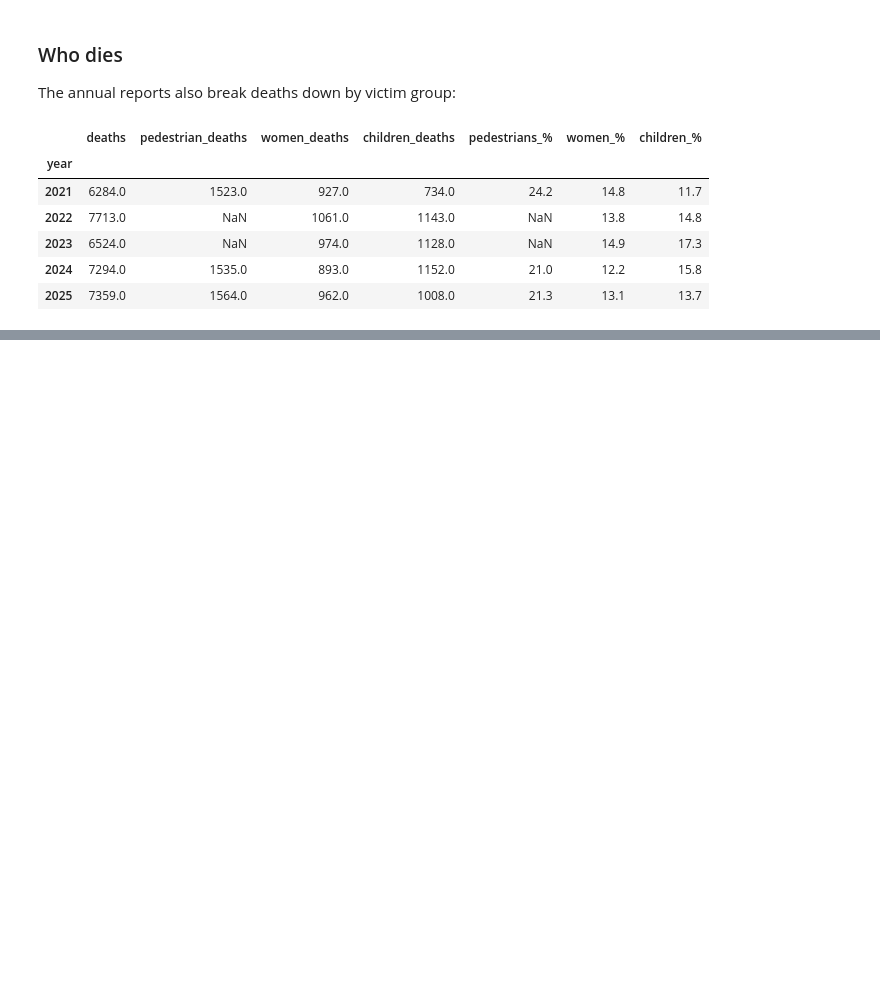
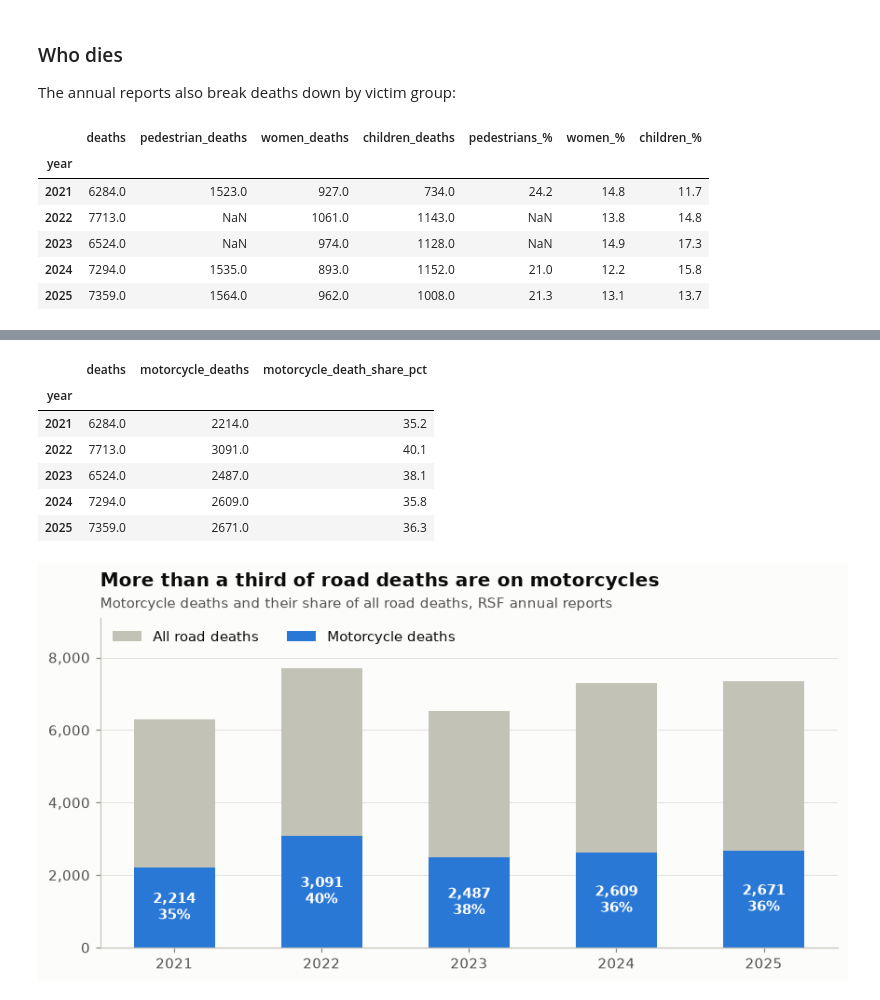
Before and after one commit to MehrazRumman/BD-Road-Accident, a Jupyter notebook: notebooks/02_analysis.ipynb, the cells around one changed output, grey strips where cells are left out. Drawn from its saved outputs; the diff is of its cells as text; code cells hidden in the pictures; blank space fills up the shorter version.

Commit message:
Add deaths by vehicle type analysis

```diff
--- a/notebooks/02_analysis.ipynb
+++ b/notebooks/02_analysis.ipynb
@@ -150,0 +157,25 @@ victims.join(shares)
+# %%
+moto = full_years.set_index("year")[["deaths", "motorcycle_deaths", "motorcycle_death_share_pct"]]
+
+fig, ax = plt.subplots(figsize=(8, 4.2))
+ax.bar(moto.index, moto["deaths"], width=0.55, color=CONTEXT, label="All road deaths")
+bars = ax.bar(moto.index, moto["motorcycle_deaths"], width=0.55, color=BLUE, label="Motorcycle deaths")
+ax.bar_label(bars, labels=[f"{d:,.0f}\n{s:.0f}%" for d, s in zip(moto["motorcycle_deaths"], moto["motorcycle_death_share_pct"])],
+             label_type="center", color="white", fontsize=9.5, fontweight="bold")
+ax.yaxis.set_major_formatter(thousands)
+ax.grid(axis="x", visible=False)
+ax.set_xticks(moto.index)
+ax.legend(loc="upper left", ncol=2, bbox_to_anchor=(0, 1.0))
+ax.set_ylim(0, moto["deaths"].max() * 1.18)
+titled(ax, "More than a third of road deaths are on motorcycles", "Motorcycle deaths and their share of all road deaths, RSF annual reports")
+save(fig, "03_motorcycle_deaths")
+moto
+# %% [output]
+|  | deaths | motorcycle_deaths | motorcycle_death_share_pct |
+| year |  |  |  |
+| 2021 | 6284.0 | 2214.0 | 35.2 |
+| 2022 | 7713.0 | 3091.0 | 40.1 |
+| 2023 | 6524.0 | 2487.0 | 38.1 |
+| 2024 | 7294.0 | 2609.0 | 35.8 |
+| 2025 | 7359.0 | 2671.0 | 36.3 |
+[figure, added]
```
Also changed, not shown: parts of 6 cells of this notebook, 3 other files.
